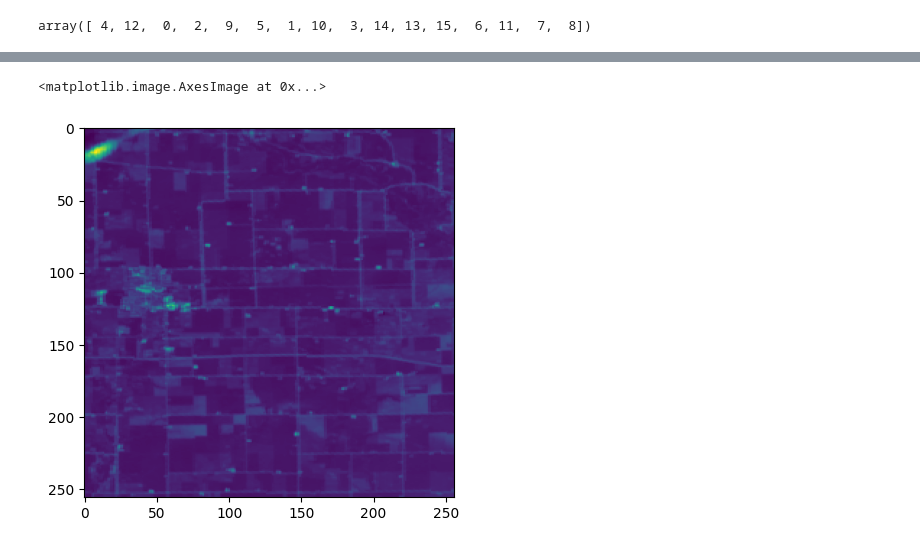
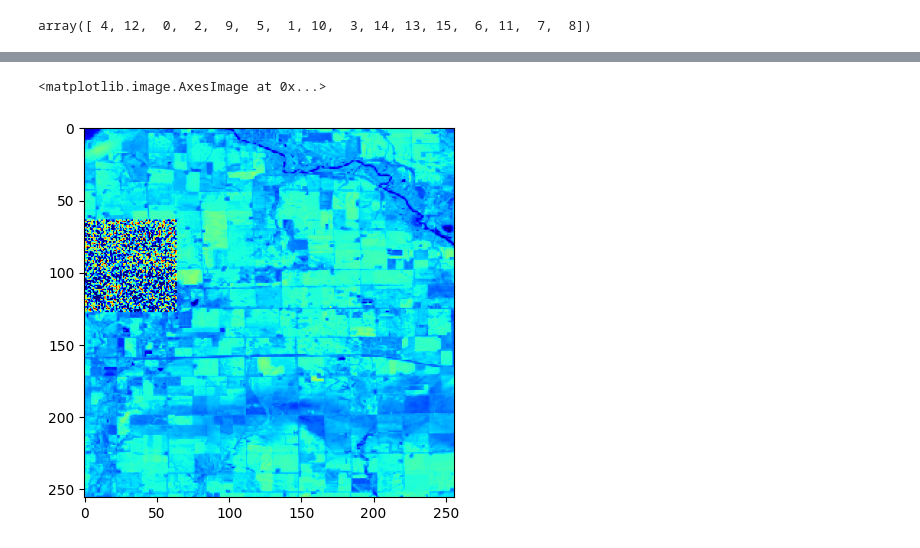
Before and after one commit to Arun-1997/Msc_Thesis, a Jupyter notebook: perturbation_analysis_incl_gradCAM.ipynb, the cells around one changed output, grey strips where cells are left out. Saved outputs shown, nothing was run; the diff lists cells and outputs as text; code cells hidden in the pictures.

```diff
--- a/perturbation_analysis_incl_gradCAM.ipynb
+++ b/perturbation_analysis_incl_gradCAM.ipynb
@@ -392,8 +398,9 @@ gradCAM_rank
 array([ 4, 12,  0,  2,  9,  5,  1, 10,  3, 14, 13, 15,  6, 11,  7,  8])
 # %%
 for i in gradCAM_rank:
+    # print(img_split_swap[i].shape)
     img_split_swap_image = reshape_as_image(img_split_swap[i])
     img_split_swap_image = noisy("gauss",img_split_swap_image)
-    print(img_split_swap_image.shape)
-    plt.imshow(img_split_swap_image[:,:,8])
+    img_split_swap[i] = reshape_as_raster(img_split_swap_image)
+    # plt.imshow(img_split_swap_image[:,:,8])
     break
@@ -402,0 +407,3 @@ for i in gradCAM_rank:
+# %%
+img_split = img_split_swap.swapaxes(0,1)
+img_split.shape
@@ -403,2 +412,7 @@ for i in gradCAM_rank:
 # %%
-img_reshaped = unblockshaped(img_split[0],256,256)
+img_array = []
+for i in img_split:
+    img_reshaped = unblockshaped(i,256,256)
+    img_array.append(img_reshaped)
+img_array = np.array(img_array)
+print(img_array.shape)
@@ -405,5 +434,5 @@ img_reshaped = unblockshaped(img_split[0],256,256)
 # %%
-plt.imshow(img_reshaped)
+plt.imshow(img_array[7,:,:],cmap="jet",vmin=0,vmax=1.147)
 # %% [output]
 <matplotlib.image.AxesImage at 0x...>
-[figure, old version]
+[figure, new version]
```
Also changed, not shown: parts of 7 cells of this notebook, 1 other file.
